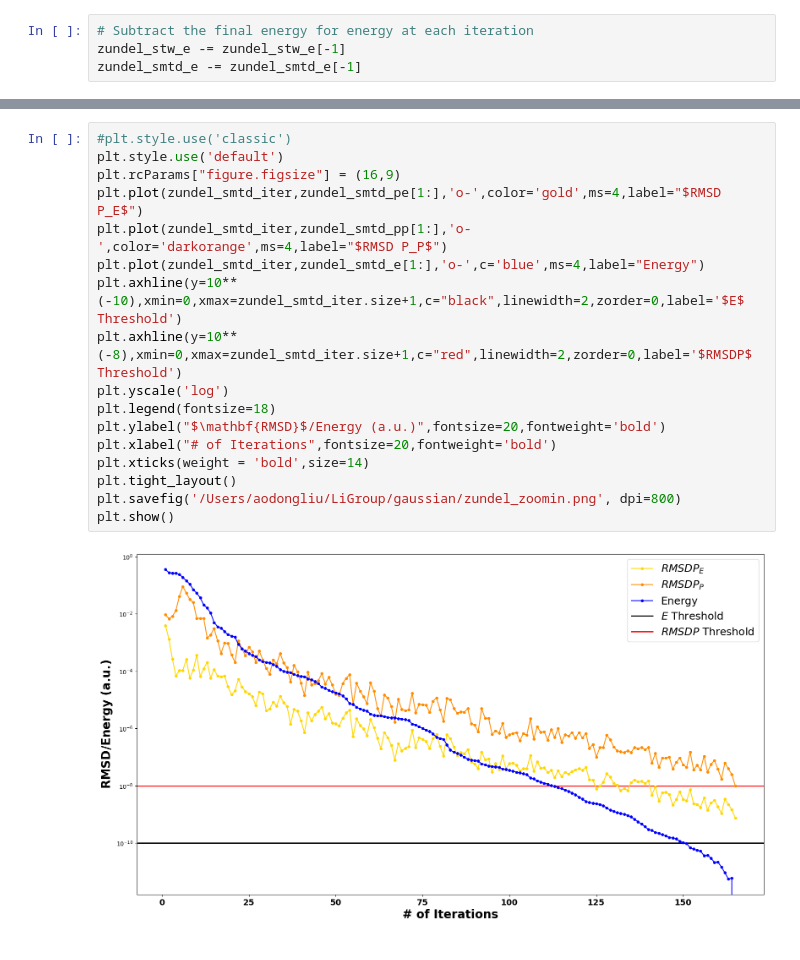
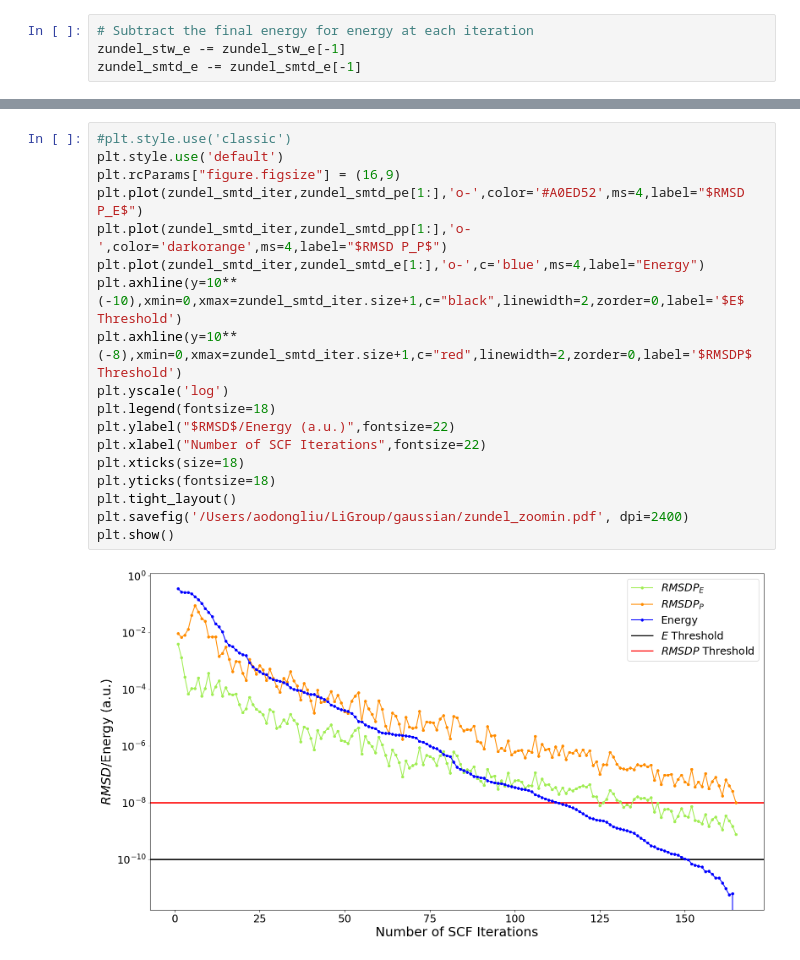
Before and after one commit to aodongliu/NEO-SCF-2ndYearExam, a Jupyter notebook: plotZoomin.ipynb, the cells around one changed output, grey strips where cells are left out. Cells and saved outputs as stored; diff of their text form.

```diff
--- a/plotZoomin.ipynb
+++ b/plotZoomin.ipynb
@@ -70,19 +74,20 @@ plt.show()
 # %%
 #plt.style.use('classic')
 plt.style.use('default')
 plt.rcParams["figure.figsize"] = (16,9)
-plt.plot(zundel_smtd_iter,zundel_smtd_pe[1:],'o-',color='gold',ms=4,label="$RMSD P_E$")
+plt.plot(zundel_smtd_iter,zundel_smtd_pe[1:],'o-',color='#A0ED52',ms=4,label="$RMSD P_E$")
 plt.plot(zundel_smtd_iter,zundel_smtd_pp[1:],'o-',color='darkorange',ms=4,label="$RMSD P_P$")
 plt.plot(zundel_smtd_iter,zundel_smtd_e[1:],'o-',c='blue',ms=4,label="Energy")
 plt.axhline(y=10**(-10),xmin=0,xmax=zundel_smtd_iter.size+1,c="black",linewidth=2,zorder=0,label='$E$ Threshold')
 plt.axhline(y=10**(-8),xmin=0,xmax=zundel_smtd_iter.size+1,c="red",linewidth=2,zorder=0,label='$RMSDP$ Threshold')
 plt.yscale('log')
 plt.legend(fontsize=18)
-plt.ylabel("$\mathbf{RMSD}$/Energy (a.u.)",fontsize=20,fontweight='bold')
-plt.xlabel("# of Iterations",fontsize=20,fontweight='bold')
-plt.xticks(weight = 'bold',size=14)
+plt.ylabel("$RMSD$/Energy (a.u.)",fontsize=22)
+plt.xlabel("Number of SCF Iterations",fontsize=22)
+plt.xticks(size=18)
+plt.yticks(fontsize=18)
 plt.tight_layout()
-plt.savefig('/Users/aodongliu/LiGroup/gaussian/zundel_zoomin.png', dpi=800)
+plt.savefig('/Users/aodongliu/LiGroup/gaussian/zundel_zoomin.pdf', dpi=2400)
 plt.show()
 # %% [output]
-[figure, old version]
+[figure, new version]
```
Also changed, not shown: parts of 1 cell of this notebook, 9 other files.
